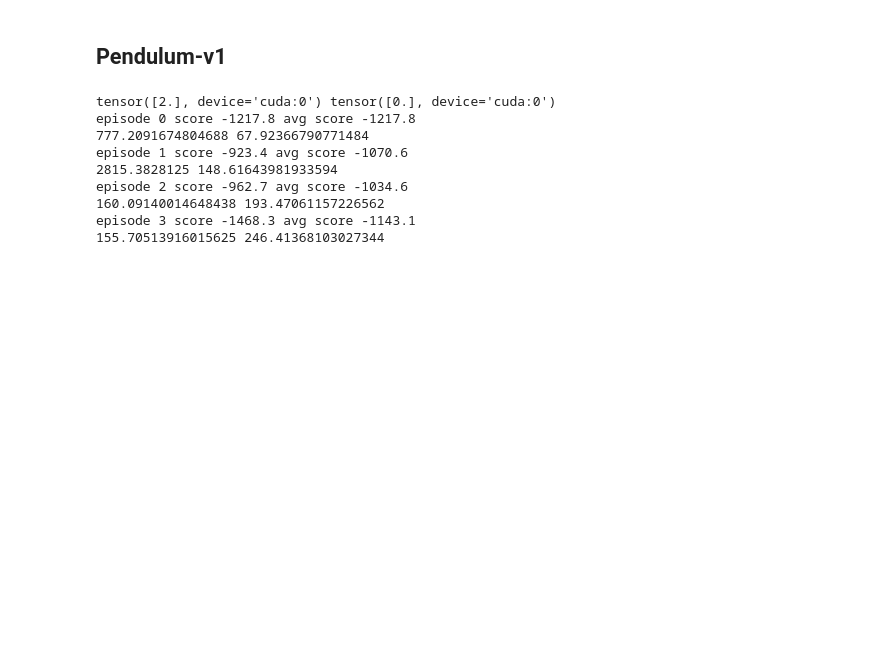
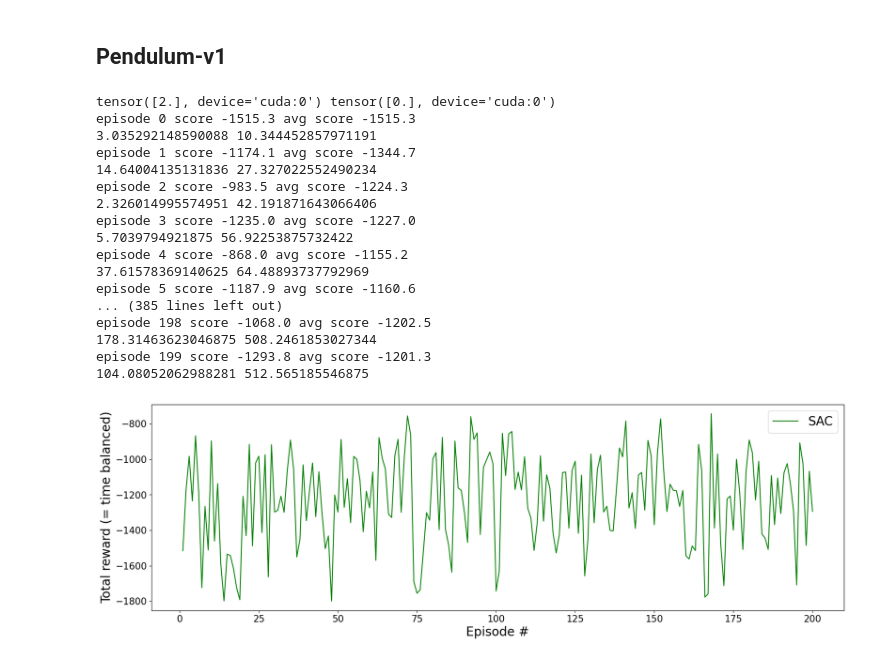
Before and after one commit to mischamez48/PRL_PPO-SAC_ImplPRL_PPO-SAC_Implementationementation, a Jupyter notebook: SAC_upgrade_Gaussian.ipynb, the cells around one changed output. Drawn from its saved outputs; the diff is of its cells as text; code cells hidden in the pictures; blank space fills up the shorter version.

```diff
--- a/SAC_upgrade_Gaussian.ipynb
+++ b/SAC_upgrade_Gaussian.ipynb
@@ -600,23 +661,73 @@ Parameter Group 0
 )
 # %% [markdown]
 ## Pendulum-v1
+# %%
+def scale_reward(env, reward_scale):
+    """
+    Scales the rewards of an environment.
+
+    Parameters:
+    - env (gym.Env): OpenAI Gym environment.
+    - reward_scale (float): Scaling factor for rewards.
+
+    Returns:
+    - env_scaled (gym.Env): Scaled OpenAI Gym environment.
+    """
+    class ScaledRewardEnv(gym.Env):
+        def __init__(self, env, reward_scale):
+            super(ScaledRewardEnv, self).__init__()
+            self.env = env
+            self.reward_scale = reward_scale
+
+            self.action_space = env.action_space
+            self.observation_space = env.observation_space
+
+        def step(self, action):
+            obs, reward, done, info = self.env.step(action)
+            return obs, reward * self.reward_scale, done, info
+
+        def reset(self):
+            return self.env.reset()
+
+        def render(self, mode='human'):
+            return self.env.render(mode)
+
+        def close(self):
+            return self.env.close()
+
+        def seed(self, seed=None):
+            return self.env.seed(seed)
+
+    env_scaled = ScaledRewardEnv(env, reward_scale)
+    return env_scaled
 # %%
 env = gym.make('Pendulum-v1')
+reward_scale = 1  # Example scaling factor
+env = scale_reward(env, reward_scale)
 
 s_dim = env.observation_space.shape[0]
 a_dim = env.action_space.shape[0]
-agent = SAC(s_dim, a_dim, env.action_space,  buffer_capacity=int(1e6), hidden_dim_actor = 64, hidden_dim_critic=64,
-            num_layer_actor=1, num_layer_critic=1, lr_act=3e-4, lr_crit=5e-4, alpha=0.2, tau=0.05,grad_steps=2, batch_size=32, device="cuda")
+agent = SAC(s_dim, a_dim, env.action_space,  buffer_capacity=int(1e5), hidden_dim_actor = 64, hidden_dim_critic=64,
+            num_layer_actor=1, num_layer_critic=1, lr_act=3e-4, lr_crit=3e-4, alpha=0.2, tau=0.005, grad_steps=3, batch_size=126, device="cuda")
 
 score_history = train_SAC(agent, env, 200, training_interval=1, update_interval=1, print_num_episodes=1)
 plot_scores(score_history)
 # %% [output]
 tensor([2.], device='cuda:0') tensor([0.], device='cuda:0')
-episode 0 score -1217.8 avg score -1217.8
-777.2091674804688 67.92366790771484
-episode 1 score -923.4 avg score -1070.6
-2815.3828125 148.61643981933594
-episode 2 score -962.7 avg score -1034.6
-160.09140014648438 193.47061157226562
-episode 3 score -1468.3 avg score -1143.1
-155.70513916015625 246.41368103027344
+episode 0 score -1515.3 avg score -1515.3
+3.035292148590088 10.344452857971191
+episode 1 score -1174.1 avg score -1344.7
+14.64004135131836 27.327022552490234
+episode 2 score -983.5 avg score -1224.3
+2.326014995574951 42.191871643066406
+episode 3 score -1235.0 avg score -1227.0
+5.7039794921875 56.92253875732422
+episode 4 score -868.0 avg score -1155.2
+37.61578369140625 64.48893737792969
+episode 5 score -1187.9 avg score -1160.6
+... (385 lines left out)
+episode 198 score -1068.0 avg score -1202.5
+178.31463623046875 508.2461853027344
+episode 199 score -1293.8 avg score -1201.3
+104.08052062988281 512.565185546875
+[figure, added]
```
Also changed, not shown: parts of 3 cells of this notebook.
